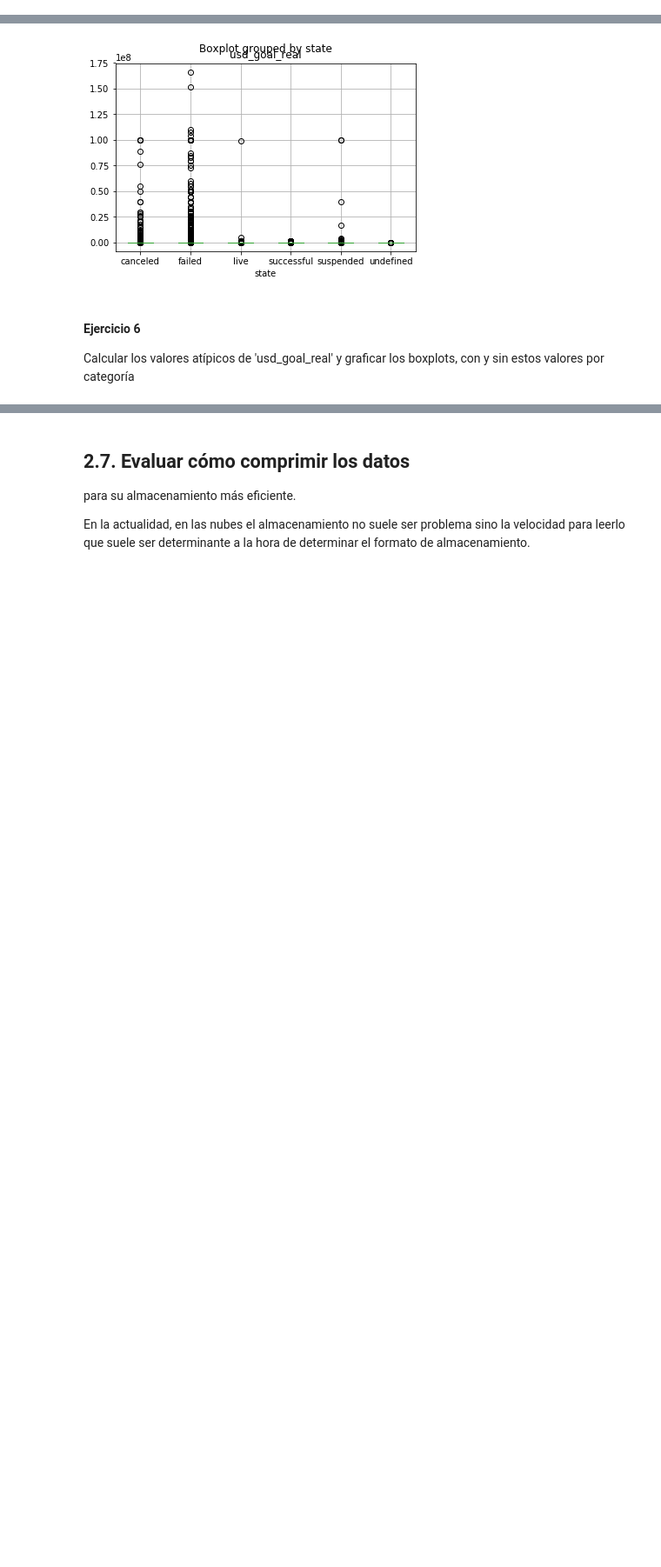
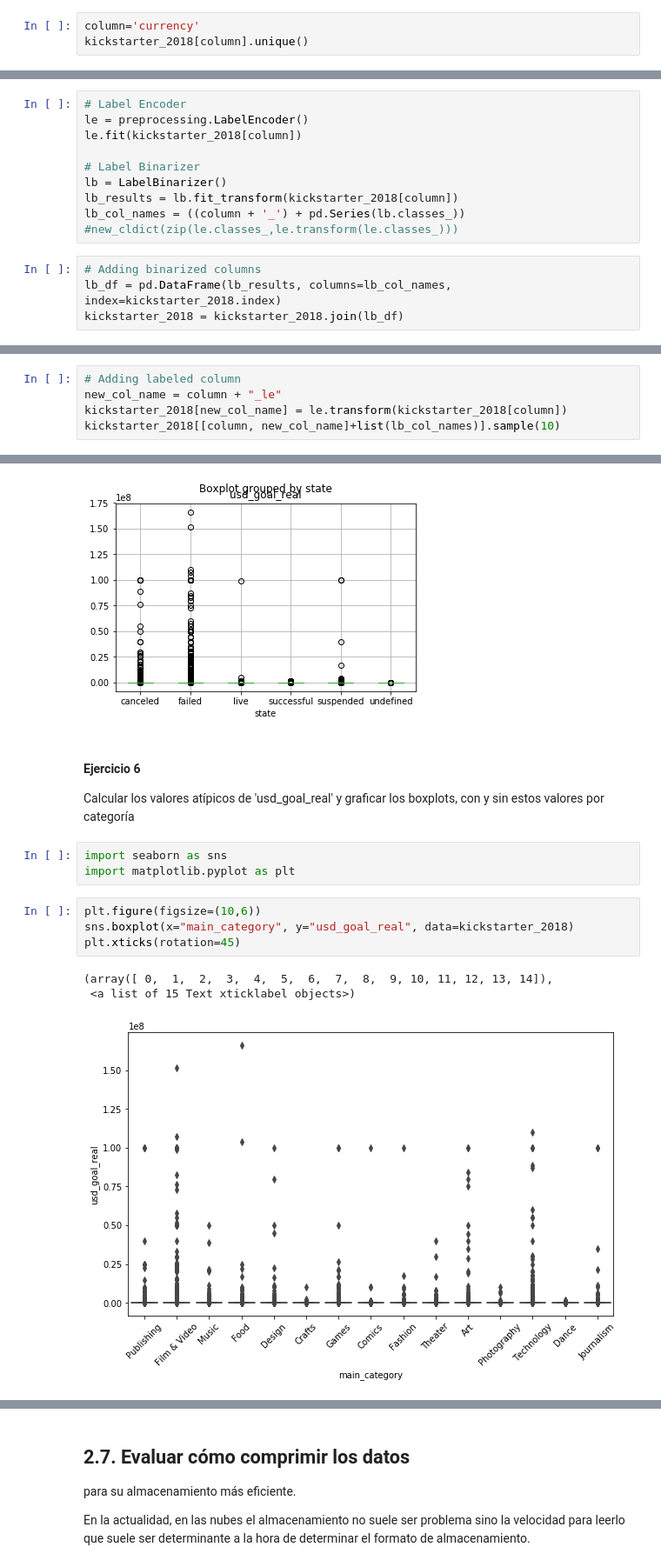
Before and after one commit to fpaludi/DiploDatos, a Jupyter notebook: AnalisisYCuracion/notebooks/Limpieza.ipynb, the cells around one changed output, grey strips where cells are left out. Shown at 87% size. Drawn from its saved outputs; the diff is of its cells as text; blank space fills up the shorter version.

```diff
--- a/AnalisisYCuracion/notebooks/Limpieza.ipynb
+++ b/AnalisisYCuracion/notebooks/Limpieza.ipynb
@@ -871,0 +851,3 @@ Codificar `currency` con ambas estrategias
+# %%
+column='currency'
+kickstarter_2018[column].unique()
@@ -871,0 +857,14 @@ Codificar `currency` con ambas estrategias
+# %%
+# Label Encoder
+le = preprocessing.LabelEncoder()
+le.fit(kickstarter_2018[column])
+
+# Label Binarizer
+lb = LabelBinarizer()
+lb_results = lb.fit_transform(kickstarter_2018[column])
+lb_col_names = ((column + '_') + pd.Series(lb.classes_))
+#new_cldict(zip(le.classes_,le.transform(le.classes_)))
+# %%
+# Adding binarized columns
+lb_df = pd.DataFrame(lb_results, columns=lb_col_names, index=kickstarter_2018.index)
+kickstarter_2018 = kickstarter_2018.join(lb_df)
@@ -871,0 +876,5 @@ Codificar `currency` con ambas estrategias
+# %%
+# Adding labeled column
+new_col_name = column + "_le"
+kickstarter_2018[new_col_name] = le.transform(kickstarter_2018[column])
+kickstarter_2018[[column, new_col_name]+list(lb_col_names)].sample(10)
@@ -1023,3 +1061,14 @@ kickstarter_2018.boxplot(column='usd_goal_real',by='state');
 #### Ejercicio 6
 
 Calcular los valores atípicos de 'usd_goal_real' y graficar los boxplots, con y sin estos valores por categoría
+# %%
+import seaborn as sns
+import matplotlib.pyplot as plt
+# %%
+plt.figure(figsize=(10,6))
+sns.boxplot(x="main_category", y="usd_goal_real", data=kickstarter_2018)
+plt.xticks(rotation=45)
+# %% [output]
+(array([ 0,  1,  2,  3,  4,  5,  6,  7,  8,  9, 10, 11, 12, 13, 14]),
+ <a list of 15 Text xticklabel objects>)
+[figure, added]
```
Also changed, not shown: parts of 36 cells of this notebook.
